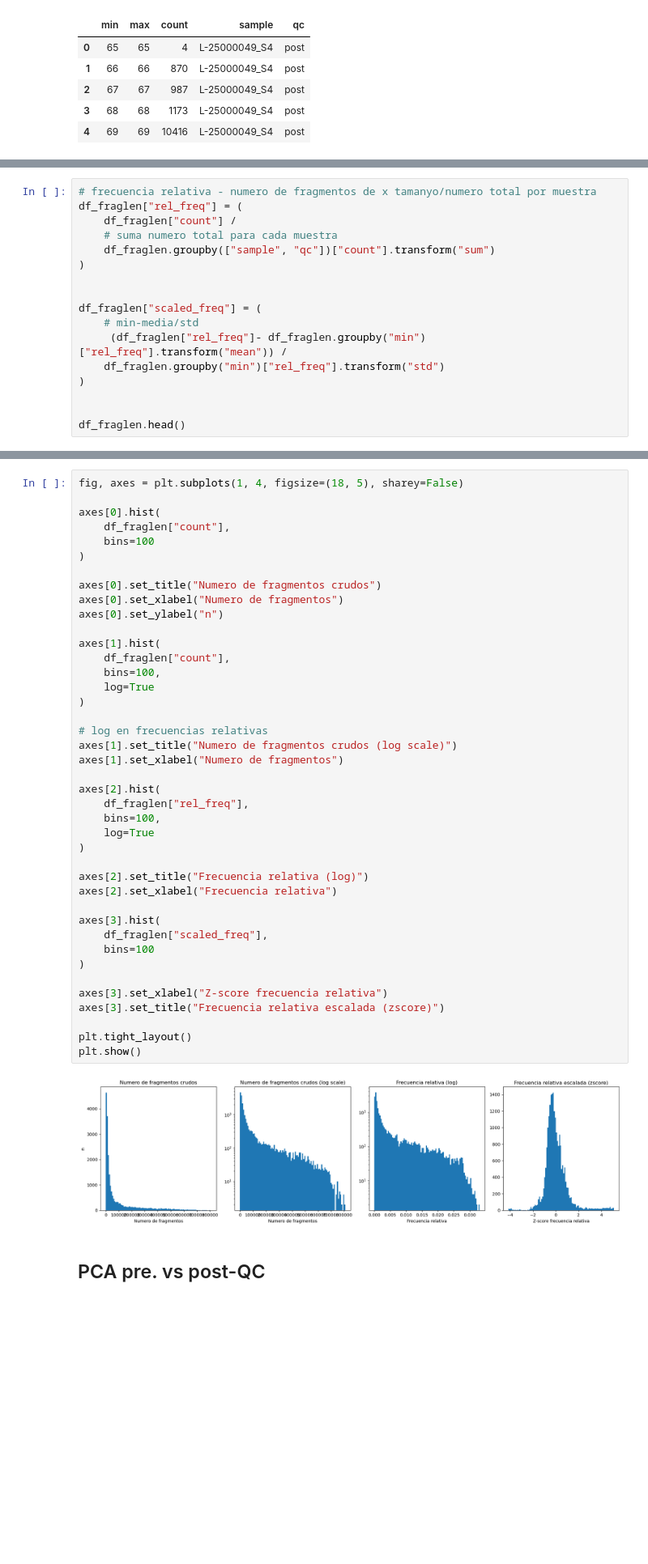
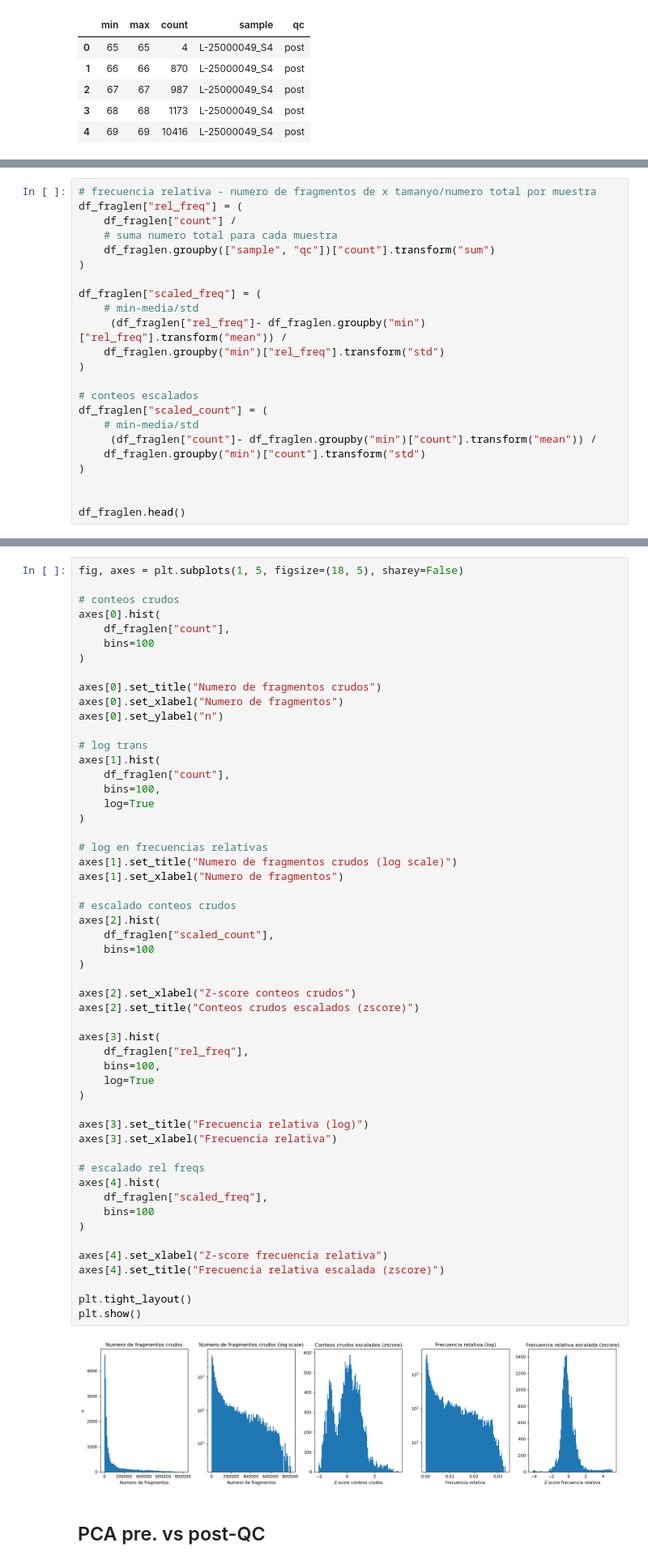
Before and after one commit to sara-suarez93/bcltofrag, a Jupyter notebook: notebook_analysis_fragmentomics.ipynb, the cells around one changed output, grey strips where cells are left out. Shown at 81% size. Saved outputs shown, nothing was run; the diff lists cells and outputs as text; blank space fills up the shorter version.

```diff
--- a/notebook_analysis_fragmentomics.ipynb
+++ b/notebook_analysis_fragmentomics.ipynb
@@ -336,13 +395,19 @@ df_fraglen["rel_freq"] = (
     df_fraglen.groupby(["sample", "qc"])["count"].transform("sum")
 )
 
-
 df_fraglen["scaled_freq"] = (
     # min-media/std
      (df_fraglen["rel_freq"]- df_fraglen.groupby("min")["rel_freq"].transform("mean")) /
     df_fraglen.groupby("min")["rel_freq"].transform("std")
 )
 
+# conteos escalados
+df_fraglen["scaled_count"] = (
+    # min-media/std
+     (df_fraglen["count"]- df_fraglen.groupby("min")["count"].transform("mean")) /
+    df_fraglen.groupby("min")["count"].transform("std")
+)
+
 
 df_fraglen.head()
 # %% [output]
@@ -355,6 +420,7 @@ df_fraglen.head()
 # %%
-fig, axes = plt.subplots(1, 4, figsize=(18, 5), sharey=False)
+fig, axes = plt.subplots(1, 5, figsize=(18, 5), sharey=False)
 
+# conteos crudos
 axes[0].hist(
     df_fraglen["count"],
     bins=100
@@ -362,39 +428,50 @@ axes[0].hist(
 
 axes[0].set_title("Numero de fragmentos crudos")
 axes[0].set_xlabel("Numero de fragmentos")
 axes[0].set_ylabel("n")
 
+# log trans
 axes[1].hist(
     df_fraglen["count"],
     bins=100,
     log=True
 )
 
 # log en frecuencias relativas
 axes[1].set_title("Numero de fragmentos crudos (log scale)")
 axes[1].set_xlabel("Numero de fragmentos")
 
+# escalado conteos crudos
 axes[2].hist(
+    df_fraglen["scaled_count"],
+    bins=100
+)
+
+axes[2].set_xlabel("Z-score conteos crudos")
+axes[2].set_title("Conteos crudos escalados (zscore)")
+
+axes[3].hist(
     df_fraglen["rel_freq"],
     bins=100,
     log=True
 )
 
-axes[2].set_title("Frecuencia relativa (log)")
-axes[2].set_xlabel("Frecuencia relativa")
+axes[3].set_title("Frecuencia relativa (log)")
+axes[3].set_xlabel("Frecuencia relativa")
 
-axes[3].hist(
+# escalado rel freqs
+axes[4].hist(
     df_fraglen["scaled_freq"],
     bins=100
 )
 
-axes[3].set_xlabel("Z-score frecuencia relativa")
-axes[3].set_title("Frecuencia relativa escalada (zscore)")
+axes[4].set_xlabel("Z-score frecuencia relativa")
+axes[4].set_title("Frecuencia relativa escalada (zscore)")
 
 plt.tight_layout()
 plt.show()
 # %% [output]
-[figure, old version]
+[figure, new version]
 # %% [markdown]
 ## PCA pre. vs post-QC
 # %%
```
Also changed, not shown: parts of 23 cells of this notebook, 4 other files.
